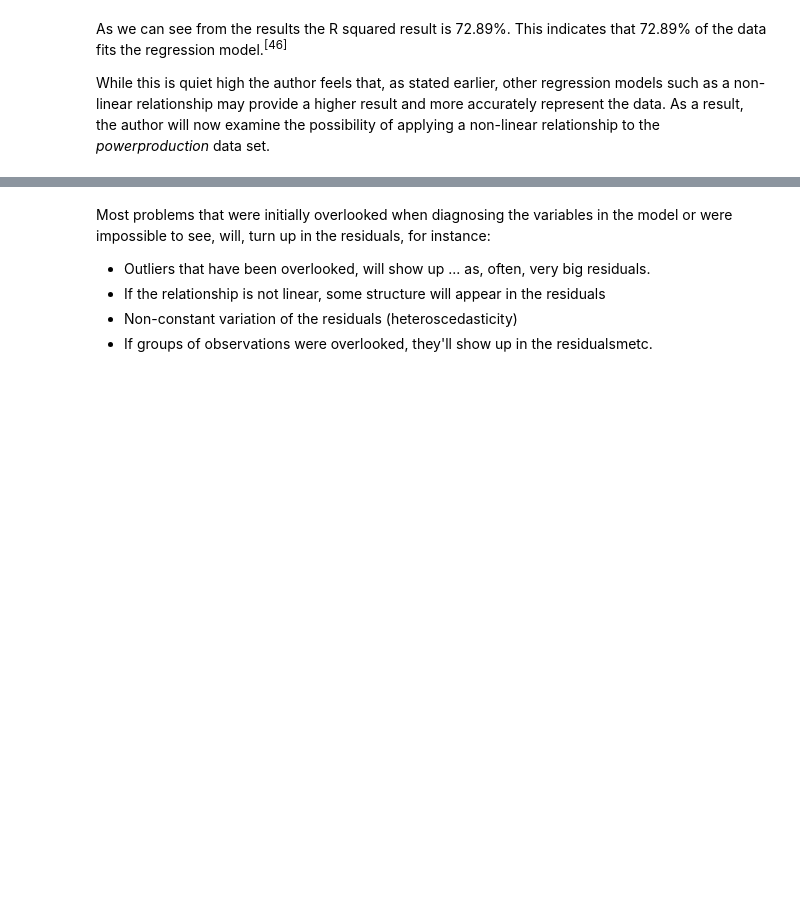
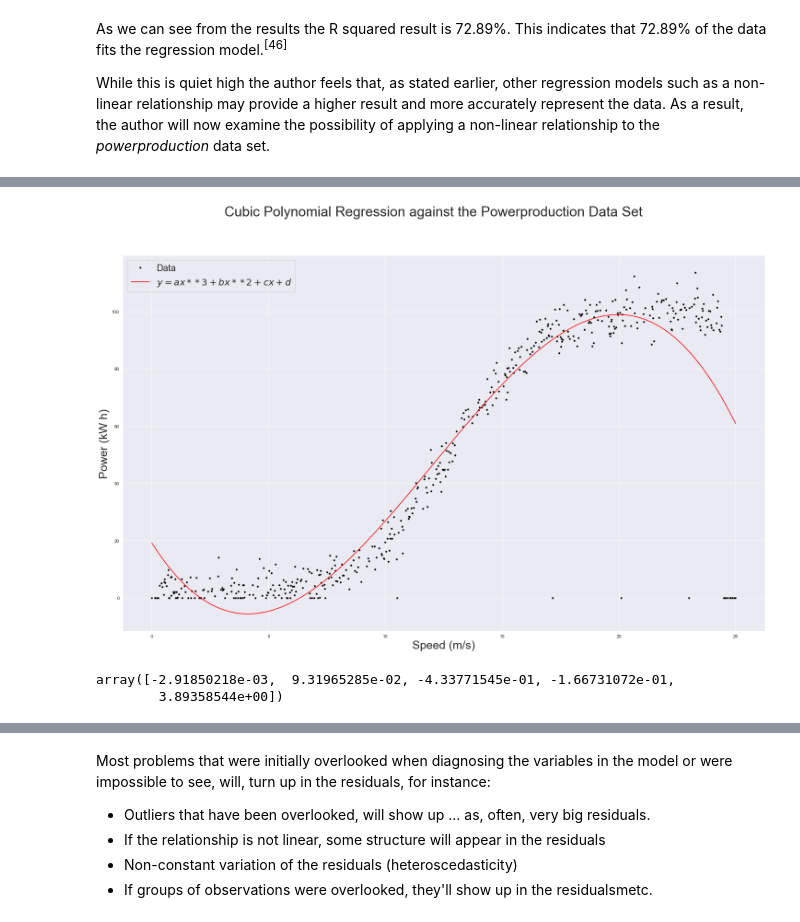
Before and after one commit to JPLee01/Fundamentals_of_Data_Analysis-Project_2020, a Jupyter notebook: Fundamentals of Data Analysis - Project 2020.ipynb, the cells around one changed output, grey strips where cells are left out. Drawn from its saved outputs; the diff is of its cells as text; code cells hidden in the pictures; blank space fills up the shorter version.

```diff
--- a/Fundamentals of Data Analysis - Project 2020.ipynb
+++ b/Fundamentals of Data Analysis - Project 2020.ipynb
@@ -416,0 +463,31 @@ Polynomial regression is a form of regression analysis in which the relationship
+# %%
+# Assign the Cubic Polynomial Regression for x and y
+# Note that: y = ax**3 + bx**2+ cx + d
+x = powerproduction_dataset['speed']
+y2 = coeffs3[0] * x**3 + coeffs3[1] * x**2 + coeffs3[2] * x + coeffs3[3]
+# %%
+# Plotting the Cubic Polynomial Regression against the Powerproduction Data Set
+plt.plot(powerproduction_dataset['speed'], powerproduction_dataset['power'], 'k.', label='Data');
+plt.plot(x, y2, 'r-', label='$y = ax**3 + bx**2 + cx + d$')
+
+#Label the Axis
+plt.xlabel('Speed (m/s)', fontsize=25)
+plt.ylabel('Power (kW h)', fontsize=25)
+
+#Insert a legend
+plt.legend(fontsize=20)
+
+#Insert a Title
+plt. suptitle('Cubic Polynomial Regression against the Powerproduction Data Set', fontsize=30)
+
+#Disply the Plot
+plt.show()
+# %% [output]
+[figure, added]
+# %%
+#Calculate the Quartic Polynomial Regression
+coeffs4 = np.polyfit(powerproduction_dataset['speed'], powerproduction_dataset['power'], 4)
+coeffs4
+# %% [output]
+array([-2.91850218e-03,  9.31965285e-02, -4.33771545e-01, -1.66731072e-01,
+        3.89358544e+00])
```
Also changed, not shown: parts of 16 cells of this notebook.
